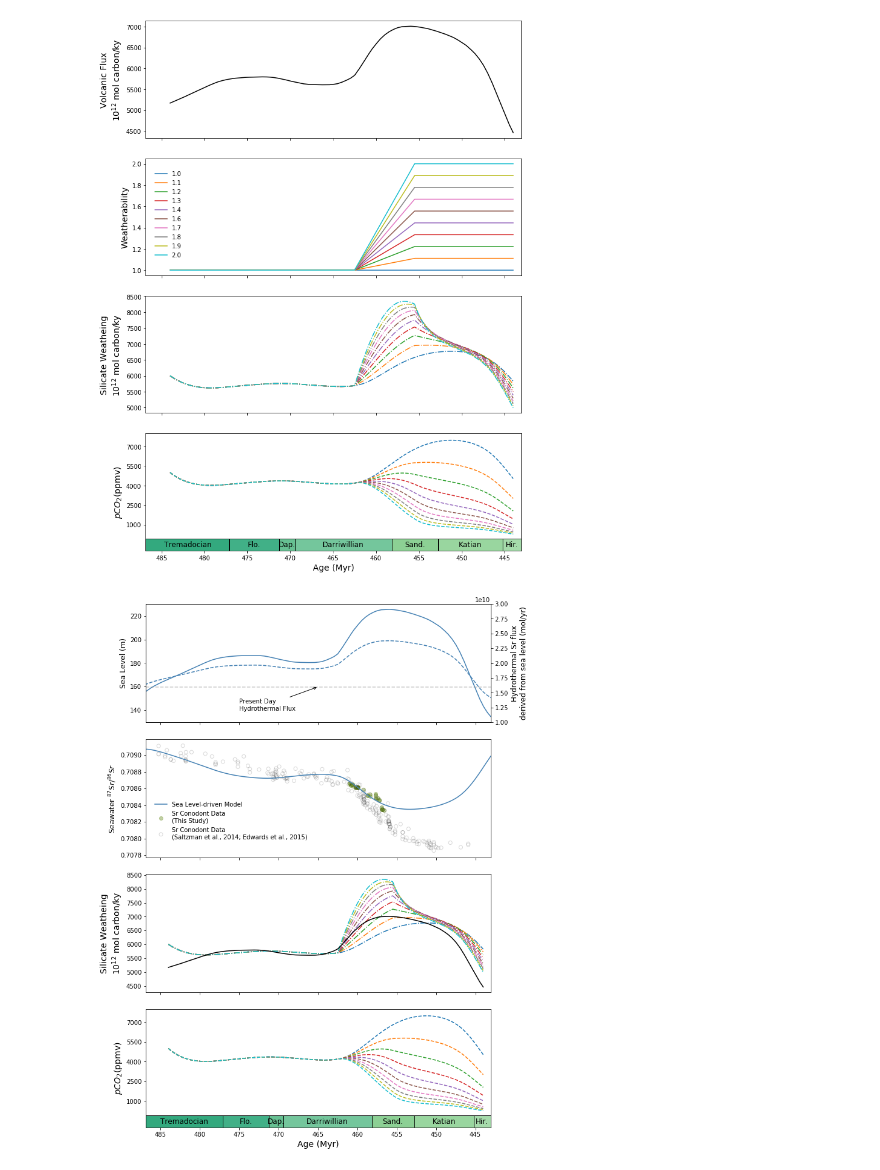
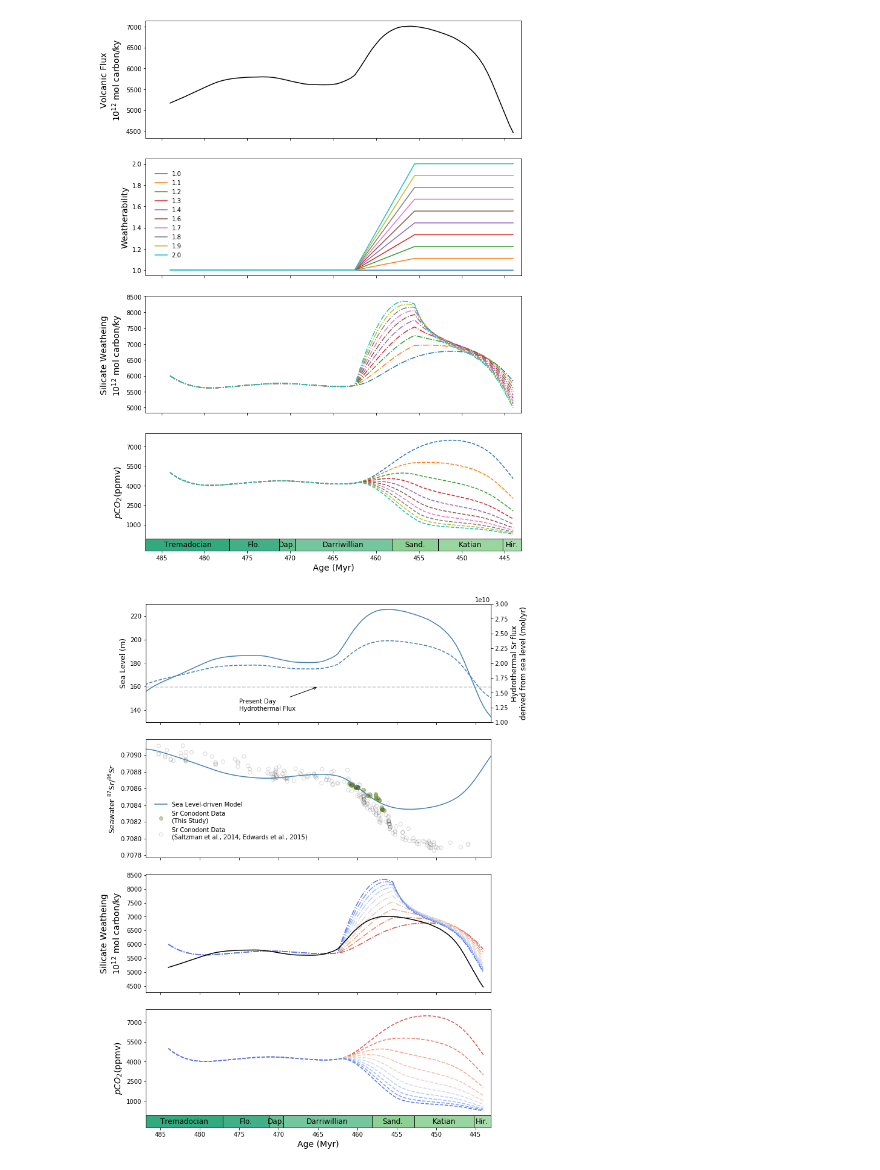
Before and after one commit to datuadiatma/avila_etal_2022, a Jupyter notebook: Notebook/Avila et al Paper Figure.ipynb, the cells around one changed output. Cells and saved outputs as stored; diff of their text form; code cells hidden in the pictures.

Commit message:
update color scheme to coolwarm

```diff
--- a/Notebook/Avila et al Paper Figure.ipynb
+++ b/Notebook/Avila et al Paper Figure.ipynb
@@ -489,8 +489,17 @@ plt.savefig("../Figures/degassing_CO2_Sr_varyWeatherability_Final.svg")
 # %% [output]
 [figure]
 # %%
+import matplotlib as mpl
+from cycler import cycler
+
 # Plotting
 fig, (ax1, ax2, ax3, ax4) = plt.subplots(4, 1, sharex=True, figsize=(10,13))
+
+color = plt.cm.coolwarm_r(np.linspace(0.1,0.9,10))
+
+ax3.set_prop_cycle(cycler('color', color))
+ax4.set_prop_cycle(cycler('color', color))
+
 
 SrOrdo = pd.read_csv('../Data/Arbuckle_Sr.csv')
 SrOrdo_2014 = pd.read_excel('../Data/mastersr.xlsx')
@@ -525,31 +534,31 @@ ax3.plot(res['0']['age'], res[key]['fvolc'], 'k-')
 ax4.set_ylabel('$pCO_2$(ppmv)', fontsize=14)
 ax3.set_ylabel('Silicate Weatheing\n$10^{12}$ mol carbon/ky', fontsize=14)
 
 ax4.set_ylim(-1000, 8000)
 ax4.set_yticks(np.linspace(1000, 7000, 5))
 
 # for ax in (ax1,ax2, ax3, ax4):
 #     ax.grid(True)
 
 ax4.set_xlabel('Age (Myr)', fontsize=14)
 ax4.set_xlim(486.85, 443.07)
 
 ax2.legend(loc='lower left', bbox_to_anchor=(0.01, 0.1), edgecolor='None')
 
 # Load Ordovician GTS2020
 chronoDf = pd.read_excel('../Data/OrdoGTS2020.xlsx')
 trans = ax4.get_xaxis_transform()
 for ind in chronoDf.index:
     ax4.add_patch(Rectangle(xy=[chronoDf['top'][ind], 0],
                            height=0.1,
                            width=chronoDf['h'][ind], transform = trans,
                            ec = 'black', fc = chronoDf['color'][ind], zorder=9))
     ax4.text(chronoDf['top'][ind]+0.5*chronoDf['h'][ind], 0.05, str(chronoDf['mix'][ind]), rotation=0,
             horizontalalignment='center',
             verticalalignment='center', transform = trans, fontsize = 12, zorder=9)
 
 plt.tight_layout()
 plt.savefig("../Figures/Figure6.png", dpi=300)
 plt.savefig("../Figures/Figure6.svg")
 # %% [output]
-[figure, old version]
+[figure, new version]
```
Also changed, not shown: 4 other files.
